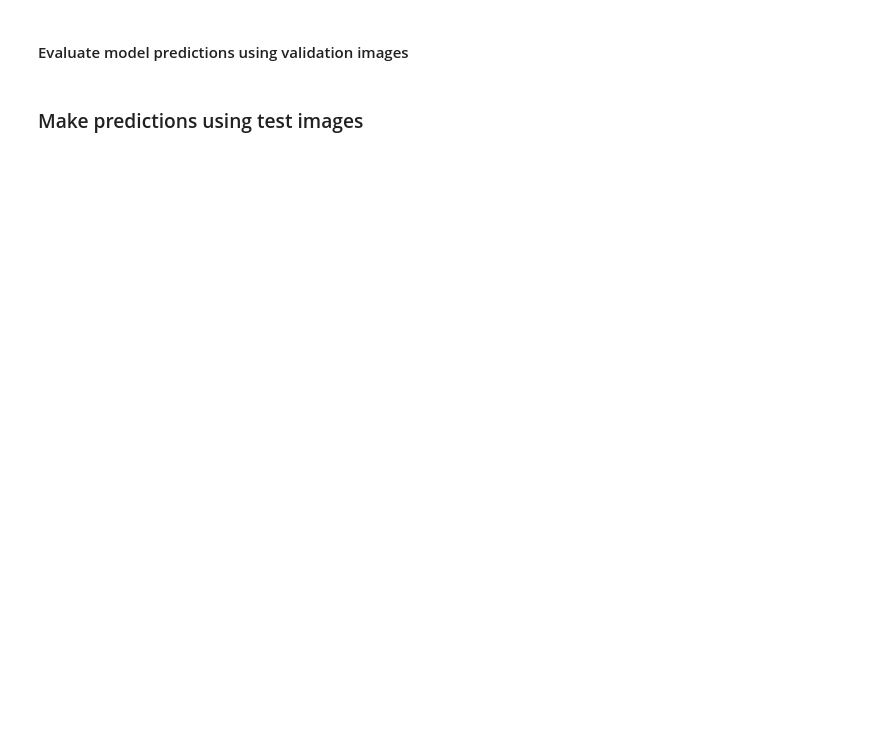
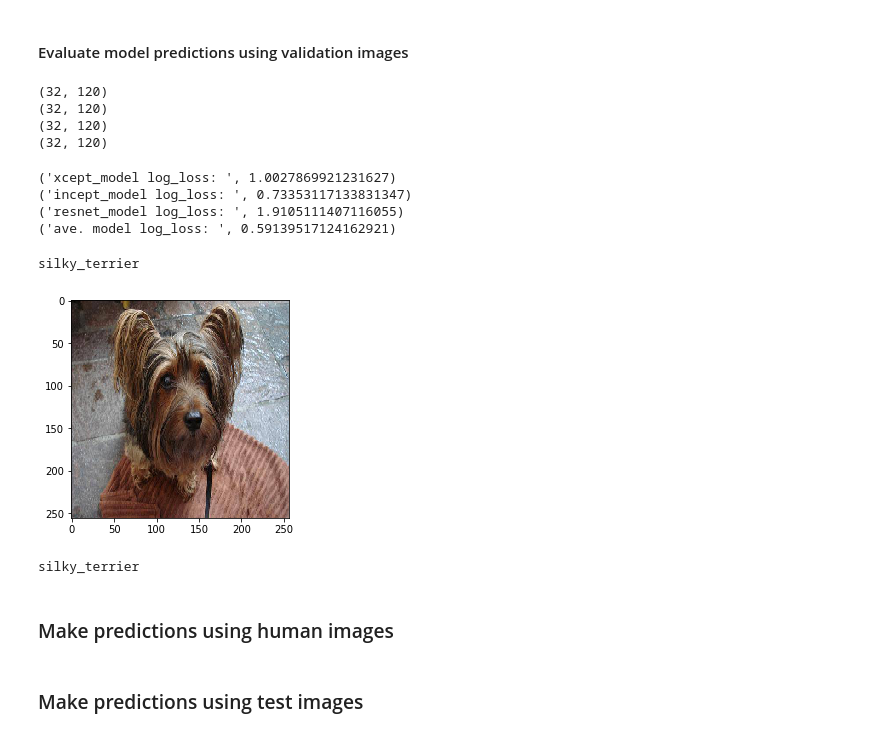
Before and after one commit to meccaLeccaHi/kaggle, a Jupyter notebook: kaggle-dogbreed.ipynb, the cells around one changed output. Cells and saved outputs as stored; diff of their text form; code cells hidden in the pictures; blank space fills up the shorter version.

```diff
--- a/kaggle-dogbreed.ipynb
+++ b/kaggle-dogbreed.ipynb
@@ -423,7 +429,7 @@ incept_mod = Sequential()
 incept_mod.add(inc_resnet_base)
 incept_mod.add(Flatten())
 incept_mod.add(Dropout(0.5)) # Add drop-out
-incept_mod.add(Dense(256, activation='relu'))
+incept_mod.add(Dense(fc_layer_size, activation='relu'))
 incept_mod.add(Dense(output_dim,
                            activation='softmax')) # 'sigmoid' , kernel_regularizer=l2(0.01)
 incept_mod.compile(optimizer=Adam(), #lr=1e-4, decay=1e-5/10, RMSprop(lr=1e-3), lr=learning_rate, decay=decay_rate
@@ -484,7 +490,7 @@ resnet_mod = Sequential()
 resnet_mod.add(resnet_base)
 resnet_mod.add(Flatten())
 resnet_mod.add(Dropout(0.5)) # Add drop-out
-resnet_mod.add(Dense(256, activation='relu'))
+resnet_mod.add(Dense(fc_layer_size, activation='relu'))
 resnet_mod.add(Dense(output_dim,
                            activation='softmax')) # 'sigmoid' , kernel_regularizer=l2(0.01)
 resnet_mod.compile(optimizer=Adam(), #lr=1e-4, decay=1e-5/10, RMSprop(lr=1e-3), lr=learning_rate, decay=decay_rate
@@ -669,22 +637,51 @@ for batch_x, batch_y in valid_generator:
 
     xcept_mod_preds = xcept_mod.predict_on_batch(batch_x)
     incept_mod_preds = incept_mod.predict_on_batch(batch_x)
-    vgg_mod_preds = vgg_mod.predict_on_batch(batch_x)
+    #vgg_mod_preds = vgg_mod.predict_on_batch(batch_x)
     resnet_mod_preds = resnet_mod.predict_on_batch(batch_x)
     break
 
 print(xcept_mod_preds.shape)
 print(incept_mod_preds.shape)
-print(vgg_mod_preds.shape)
+#print(vgg_mod_preds.shape)
 print(resnet_mod_preds.shape)
 print(batch_y.shape)
+# %% [output]
+(32, 120)
+(32, 120)
+(32, 120)
+(32, 120)
 # %%
 from sklearn.metrics import log_loss
 
 print('xcept_model log_loss: ', log_loss(batch_y, xcept_mod_preds))
 print('incept_model log_loss: ', log_loss(batch_y, incept_mod_preds))
-print('vgg_model log_loss: ', log_loss(batch_y, vgg_mod_preds))
+#print('vgg_model log_loss: ', log_loss(batch_y, vgg_mod_preds))
 print('resnet_model log_loss: ', log_loss(batch_y, resnet_mod_preds))
 
-ave_mod_pred = (xcept_mod_preds+incept_mod_preds+vgg_mod_preds+resnet_mod_preds)/4.0
+ave_mod_pred = (xcept_mod_preds+incept_mod_preds)/2.0
 print('ave. model log_loss: ', log_loss(batch_y, ave_mod_pred))
+# %% [output]
+('xcept_model log_loss: ', 1.0027869921231627)
+('incept_model log_loss: ', 0.73353117133831347)
+('resnet_model log_loss: ', 1.9105111407116055)
+('ave. model log_loss: ', 0.59139517124162921)
+# %%
+inverted_dict = dict([[v,k] for k,v in valid_generator.class_indices.items()])
+# %%
+i = 1
+# Show actual image class
+print(inverted_dict[np.argmax(batch_y[i])])
+
+# Show image
+plt.imshow(batch_x[i])
+plt.show()
+
+# Show predicted image class
+print(inverted_dict.values()[np.argmax(xcept_mod_preds[i])])
+# %% [output]
+silky_terrier
+[figure, added]
+silky_terrier
+# %% [markdown]
+### Make predictions using human images
```
Also changed, not shown: parts of 32 cells of this notebook.
